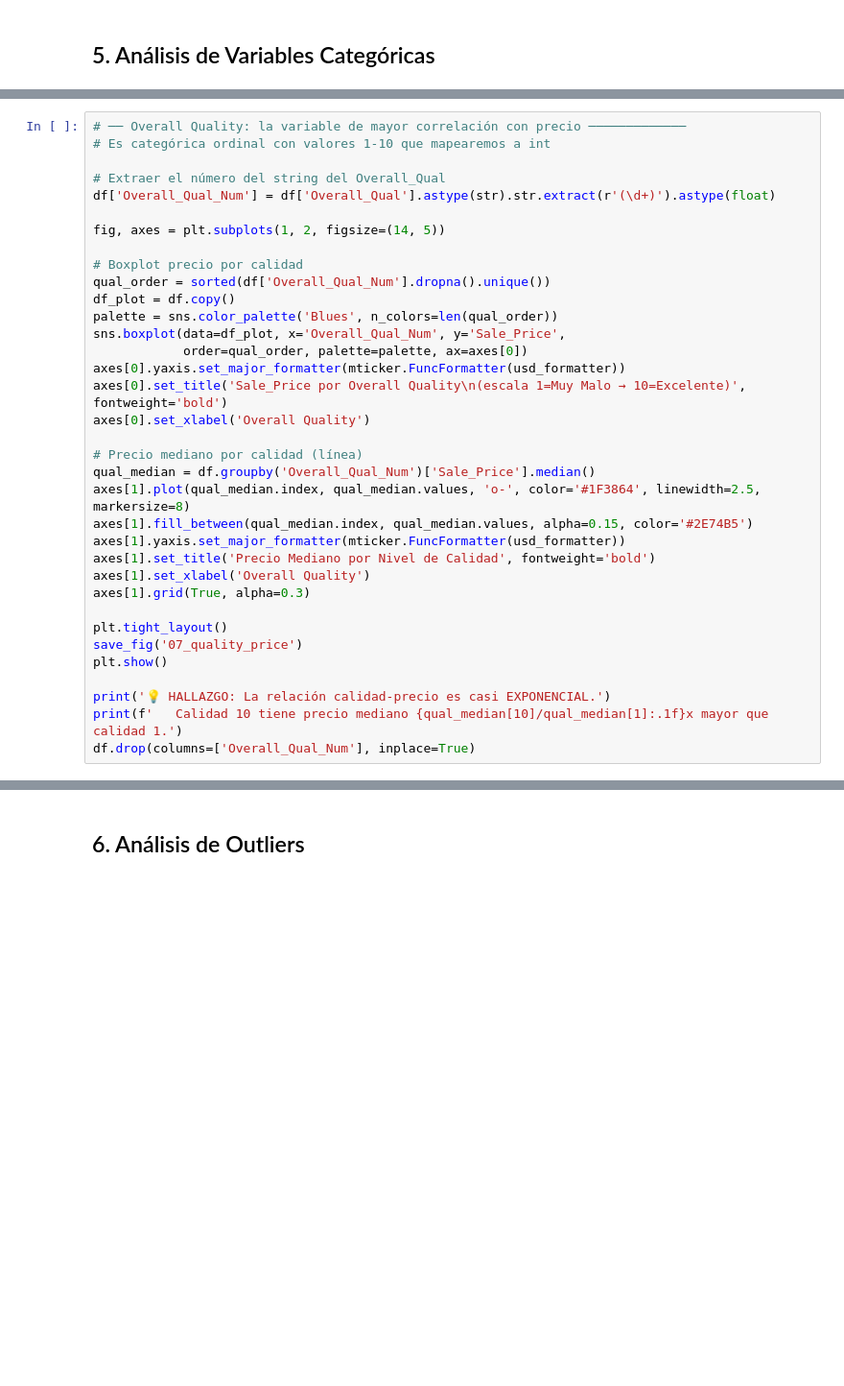
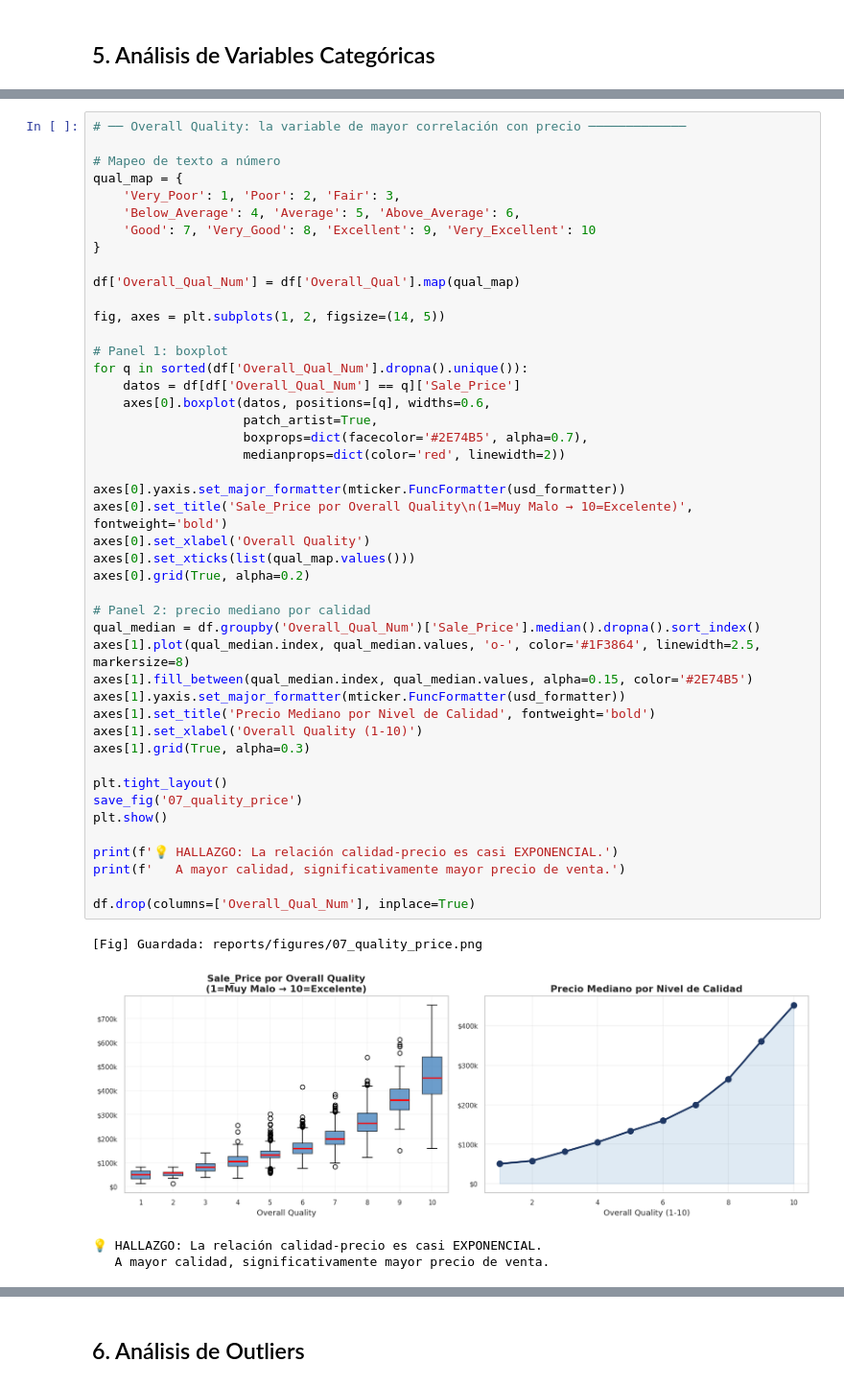
Before and after one commit to PCSAMC/Proyecto-Integrador-Machin, a Jupyter notebook: notebooks/01_EDA.ipynb, the cells around one changed output, grey strips where cells are left out. Shown at 96% size. Saved outputs shown, nothing was run; the diff lists cells and outputs as text; blank space fills up the shorter version.

```diff
--- a/notebooks/01_EDA.ipynb
+++ b/notebooks/01_EDA.ipynb
@@ -291,35 +399,50 @@ print('   → Usaremos Target Encoding para esta variable en el modelo.')
 # %%
 # ── Overall Quality: la variable de mayor correlación con precio ─────────────
-# Es categórica ordinal con valores 1-10 que mapearemos a int
 
-# Extraer el número del string del Overall_Qual
-df['Overall_Qual_Num'] = df['Overall_Qual'].astype(str).str.extract(r'(\d+)').astype(float)
+# Mapeo de texto a número
+qual_map = {
+    'Very_Poor': 1, 'Poor': 2, 'Fair': 3,
+    'Below_Average': 4, 'Average': 5, 'Above_Average': 6,
+    'Good': 7, 'Very_Good': 8, 'Excellent': 9, 'Very_Excellent': 10
+}
+
+df['Overall_Qual_Num'] = df['Overall_Qual'].map(qual_map)
 
 fig, axes = plt.subplots(1, 2, figsize=(14, 5))
 
-# Boxplot precio por calidad
-qual_order = sorted(df['Overall_Qual_Num'].dropna().unique())
-df_plot = df.copy()
-palette = sns.color_palette('Blues', n_colors=len(qual_order))
-sns.boxplot(data=df_plot, x='Overall_Qual_Num', y='Sale_Price',
-            order=qual_order, palette=palette, ax=axes[0])
+# Panel 1: boxplot
+for q in sorted(df['Overall_Qual_Num'].dropna().unique()):
+    datos = df[df['Overall_Qual_Num'] == q]['Sale_Price']
+    axes[0].boxplot(datos, positions=[q], widths=0.6,
+                    patch_artist=True,
+                    boxprops=dict(facecolor='#2E74B5', alpha=0.7),
+                    medianprops=dict(color='red', linewidth=2))
+
 axes[0].yaxis.set_major_formatter(mticker.FuncFormatter(usd_formatter))
-axes[0].set_title('Sale_Price por Overall Quality\n(escala 1=Muy Malo → 10=Excelente)', fontweight='bold')
+axes[0].set_title('Sale_Price por Overall Quality\n(1=Muy Malo → 10=Excelente)', fontweight='bold')
 axes[0].set_xlabel('Overall Quality')
+axes[0].set_xticks(list(qual_map.values()))
+axes[0].grid(True, alpha=0.2)
 
-# Precio mediano por calidad (línea)
-qual_median = df.groupby('Overall_Qual_Num')['Sale_Price'].median()
+# Panel 2: precio mediano por calidad
+qual_median = df.groupby('Overall_Qual_Num')['Sale_Price'].median().dropna().sort_index()
 axes[1].plot(qual_median.index, qual_median.values, 'o-', color='#1F3864', linewidth=2.5, markersize=8)
 axes[1].fill_between(qual_median.index, qual_median.values, alpha=0.15, color='#2E74B5')
 axes[1].yaxis.set_major_formatter(mticker.FuncFormatter(usd_formatter))
 axes[1].set_title('Precio Mediano por Nivel de Calidad', fontweight='bold')
-axes[1].set_xlabel('Overall Quality')
+axes[1].set_xlabel('Overall Quality (1-10)')
 axes[1].grid(True, alpha=0.3)
 
 plt.tight_layout()
 save_fig('07_quality_price')
 plt.show()
 
-print('💡 HALLAZGO: La relación calidad-precio es casi EXPONENCIAL.')
-print(f'   Calidad 10 tiene precio mediano {qual_median[10]/qual_median[1]:.1f}x mayor que calidad 1.')
+print(f'💡 HALLAZGO: La relación calidad-precio es casi EXPONENCIAL.')
+print(f'   A mayor calidad, significativamente mayor precio de venta.')
+
 df.drop(columns=['Overall_Qual_Num'], inplace=True)
+# %% [output]
+[Fig] Guardada: reports/figures/07_quality_price.png
+[figure, added]
+💡 HALLAZGO: La relación calidad-precio es casi EXPONENCIAL.
+   A mayor calidad, significativamente mayor precio de venta.
```
Also changed, not shown: parts of 18 cells of this notebook, 5 other files.
